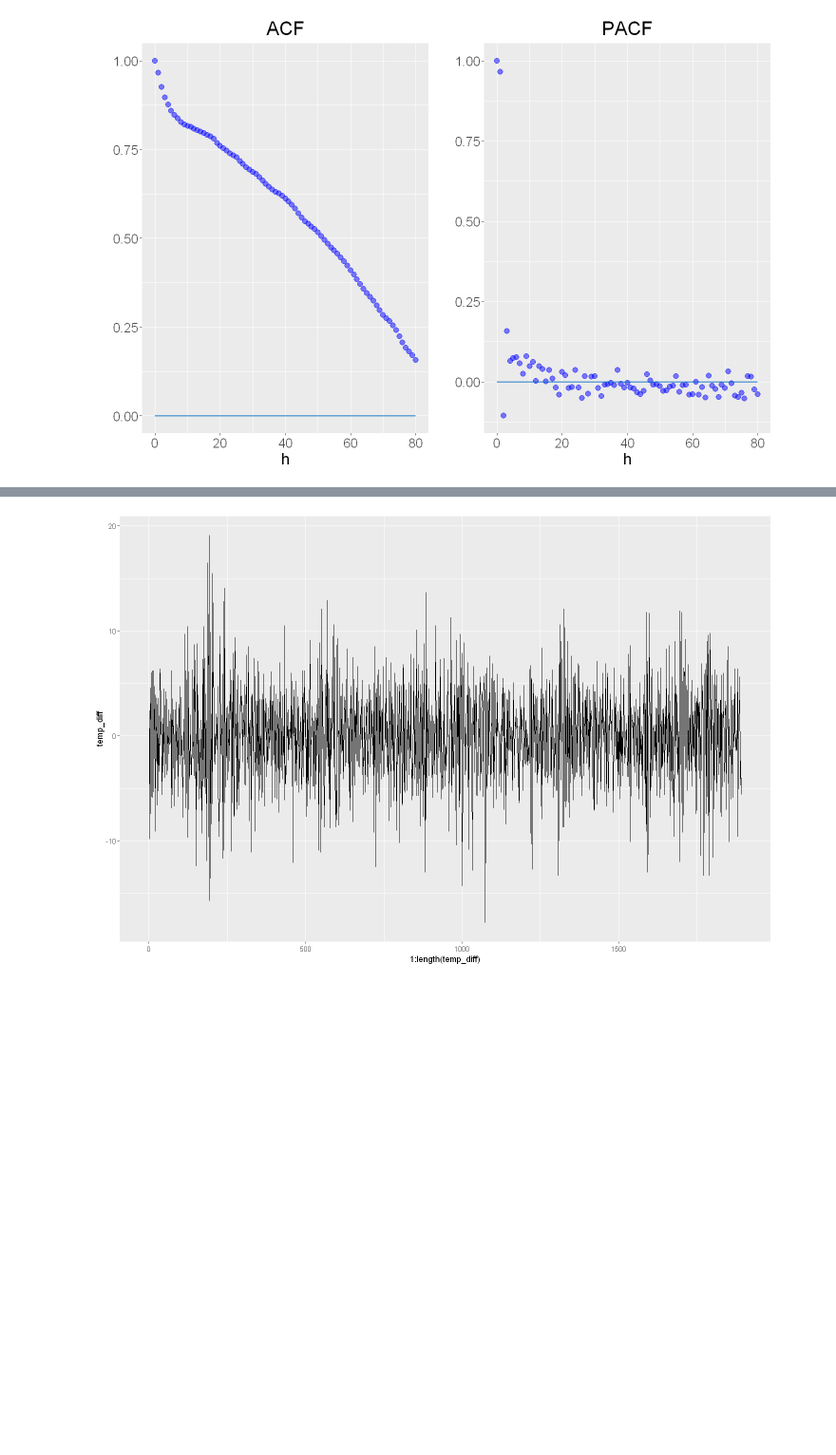
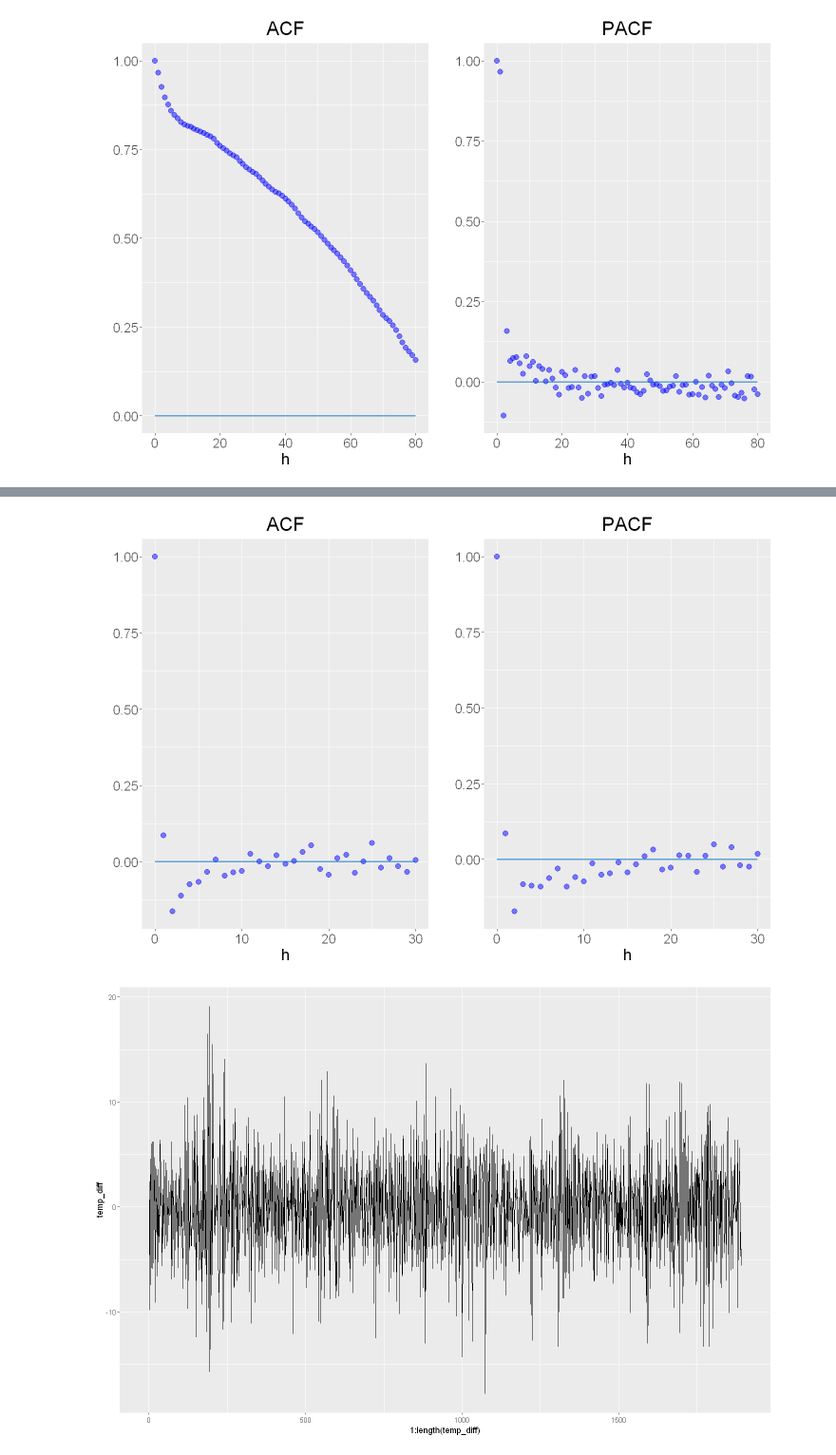
Before and after one commit to Szymex49/ARMA_temperature_modelling, a Jupyter notebook: R.ipynb, the cells around one changed output, grey strips where cells are left out. Shown at 95% size. Saved outputs shown, nothing was run; the diff lists cells and outputs as text; code cells hidden in the pictures; blank space fills up the shorter version.

```diff
--- a/R.ipynb
+++ b/R.ipynb
@@ -125,3 +131,11 @@ Warning message:
+# %%
+plt1 <- cor_plot(temp_diff)
+plt2 <- cor_plot(temp_diff, "pacf")
+plt <- plot_grid(plt1, plt2, align="h")
+plt
+ggsave("images/diff_acf.pdf", plt, width=14, height=6)
+# %% [output]
+[figure, added]
 # %%
 ggplot() + geom_line(aes(1:length(temp_diff), temp_diff))
 # %% [output]
```
Also changed, not shown: parts of 4 cells of this notebook, 4 other files.
